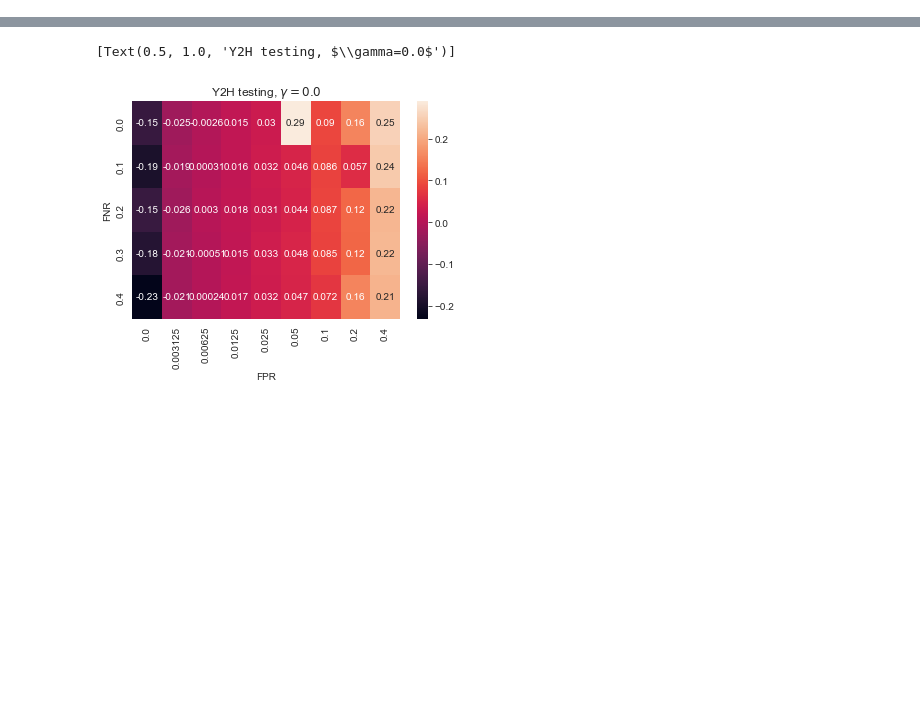
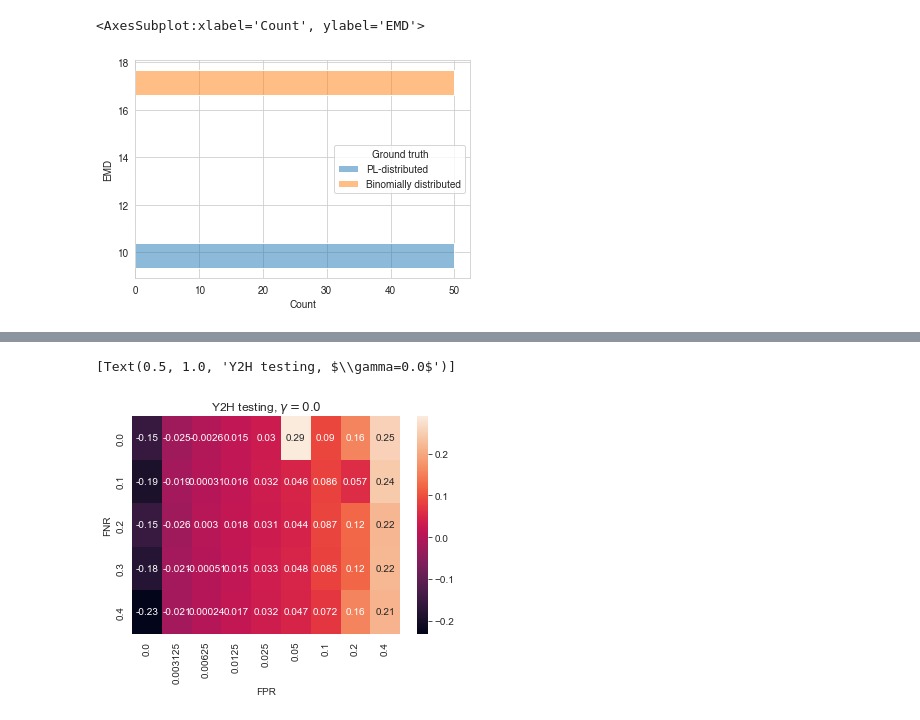
Before and after one commit to bionetslab/ppi-network-simulation, a Jupyter notebook: plot_results.ipynb, the cells around one changed output, grey strips where cells are left out. Cells and saved outputs as stored; diff of their text form; code cells hidden in the pictures; blank space fills up the shorter version.

```diff
--- a/plot_results.ipynb
+++ b/plot_results.ipynb
@@ -51 +118,6 @@ fig, axes = plt.subplot_mosaic(mosaic=[['A','B'],['C','D']],sharex=True)
+# %%
+sns.histplot(data=distances, y='EMD', hue='Ground truth', legend={'loc': 'upper left'})
+# %% [output]
+<AxesSubplot:xlabel='Count', ylabel='EMD'>
+[figure, added]
 # %%
```
Also changed, not shown: parts of 15 cells of this notebook, 2 other files.
